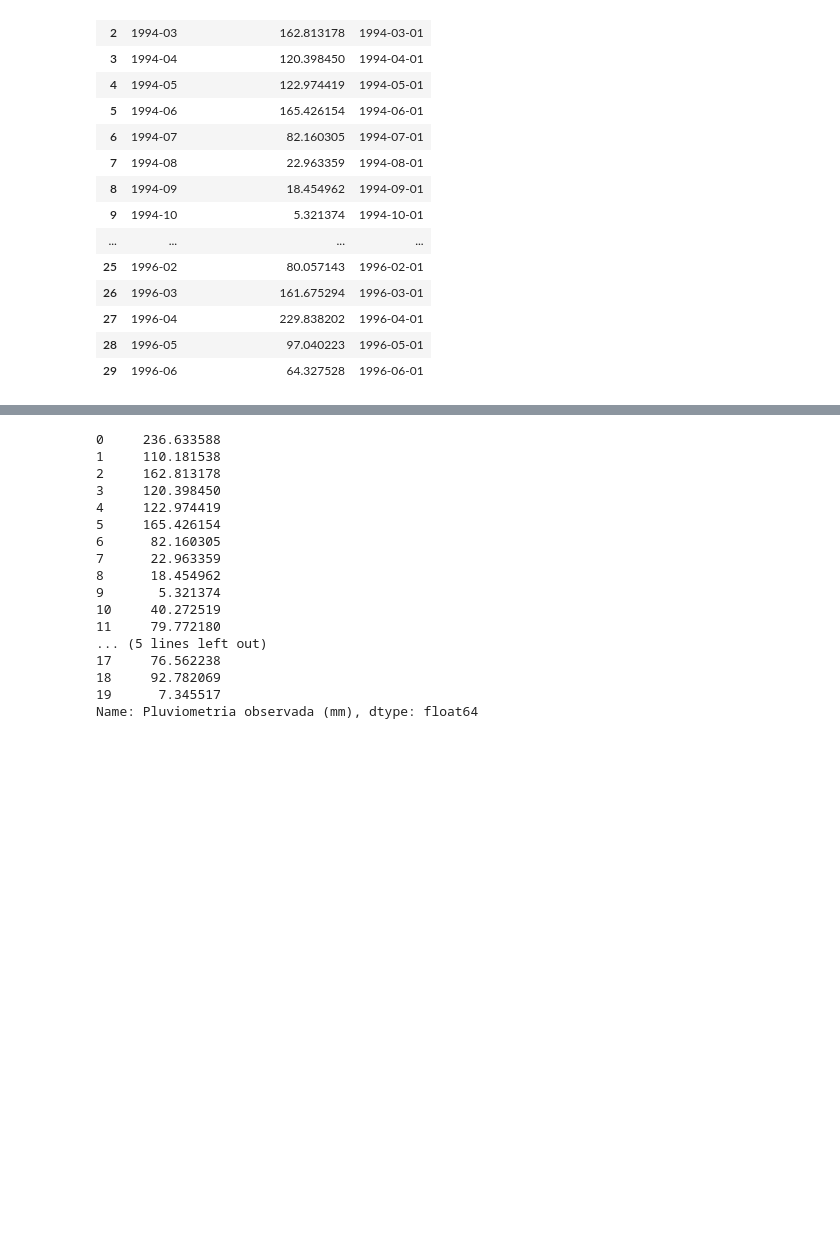
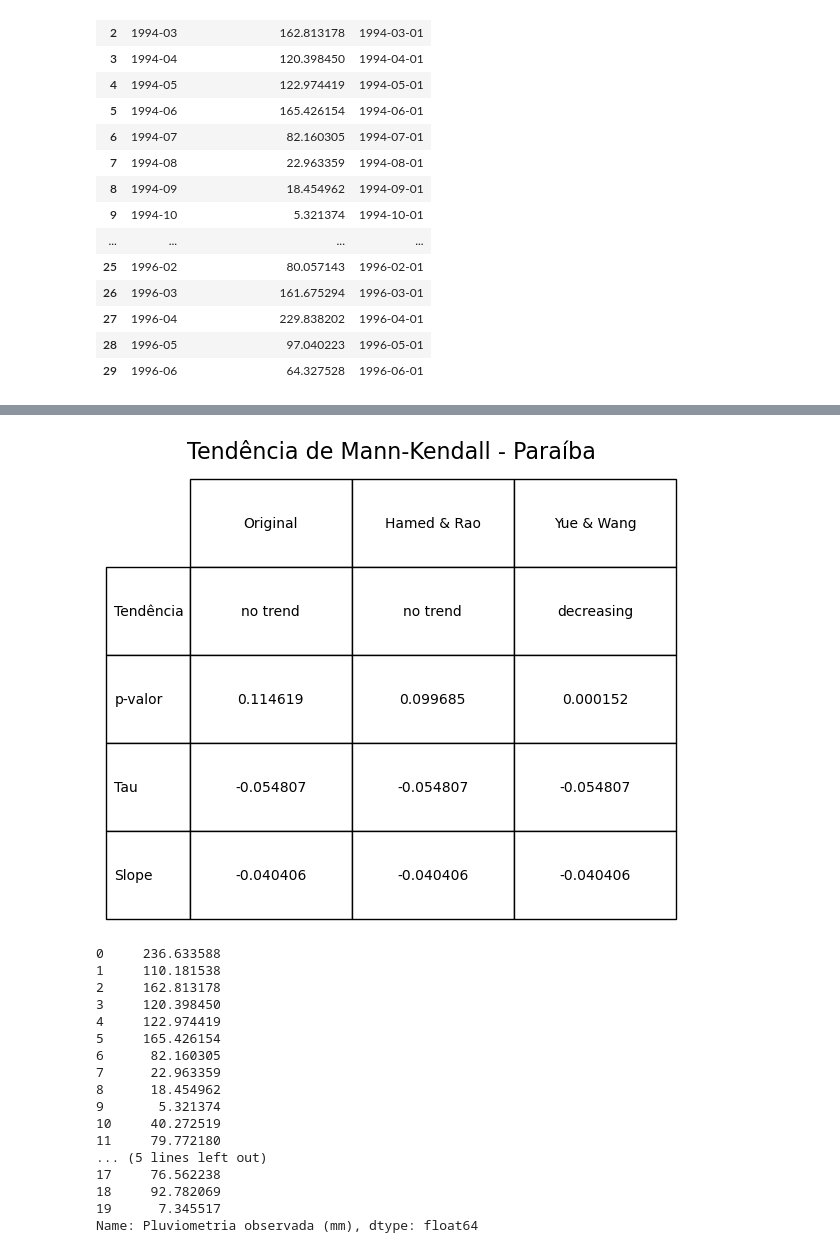
Before and after one commit to luquech/DadosTCC, a Jupyter notebook: AESA.ipynb, the cells around one changed output, grey strips where cells are left out. Drawn from its saved outputs; the diff is of its cells as text; code cells hidden in the pictures; blank space fills up the shorter version.

```diff
--- a/AESA.ipynb
+++ b/AESA.ipynb
@@ -297,3 +278,58 @@ Modified_Mann_Kendall_Test_Yue_Wang_Approach(trend='decreasing', h=True, p=0.001
+# %%
+import matplotlib.pyplot as plt
+import pandas as pd
+import pymannkendall as mk
+
+# Série de precipitação
+serie = df_media_mensal_estado["Pluviometria observada (mm)"]
+
+# Aplicar os testes Mann-Kendall
+res_original = mk.original_test(serie)
+res_hamed = mk.hamed_rao_modification_test(serie)
+res_yue = mk.yue_wang_modification_test(serie)
+
+# Criar DataFrame com os resultados
+df_resultado = pd.DataFrame({
+    "Original": [res_original.trend, res_original.p, res_original.Tau, res_original.slope],
+    "Hamed & Rao": [res_hamed.trend, res_hamed.p, res_hamed.Tau, res_hamed.slope],
+    "Yue & Wang": [res_yue.trend, res_yue.p, res_yue.Tau, res_yue.slope]
+}, index=["Tendência", "p-valor", "Tau", "Slope"])
+
+# Formatar valores numéricos para 6 casas decimais
+for idx in ["p-valor", "Tau", "Slope"]:
+    df_resultado.loc[idx] = df_resultado.loc[idx].map(lambda x: f"{x:.6f}")
+
+# Criar figura ajustando tamanho para caber toda a tabela
+fig, ax = plt.subplots(figsize=(len(df_resultado.columns)*2, len(df_resultado)*0.8 + 1.5))
+
+# Remover eixos
+ax.axis('off')
+ax.axis('tight')
+
+# Criar tabela ocupando toda a figura
+tabela = ax.table(
+    cellText=df_resultado.values,
+    rowLabels=df_resultado.index,
+    colLabels=df_resultado.columns,
+    cellLoc='center',
+    loc='center',
+    bbox=[0, 0, 1, 1]  # expande a tabela para toda a figura
+)
+
+tabela.auto_set_font_size(False)
+tabela.set_fontsize(10)
+
+# Ajustar layout para não cortar nada
+plt.tight_layout()
+
+# Ajustar a posição do título para cima
+fig.suptitle("Tendência de Mann-Kendall - Paraíba", fontsize=16, y=1.05)
+
+# Salvar gráfico
+plt.savefig("plots/tendencia_paraiba.png", dpi=300, bbox_inches='tight')
+plt.show()
+# %% [output]
+[figure, added]
 # %%
 print(serie.head(20))
 # %% [output]
```
Also changed, not shown: parts of 26 cells of this notebook, 1 other file.
